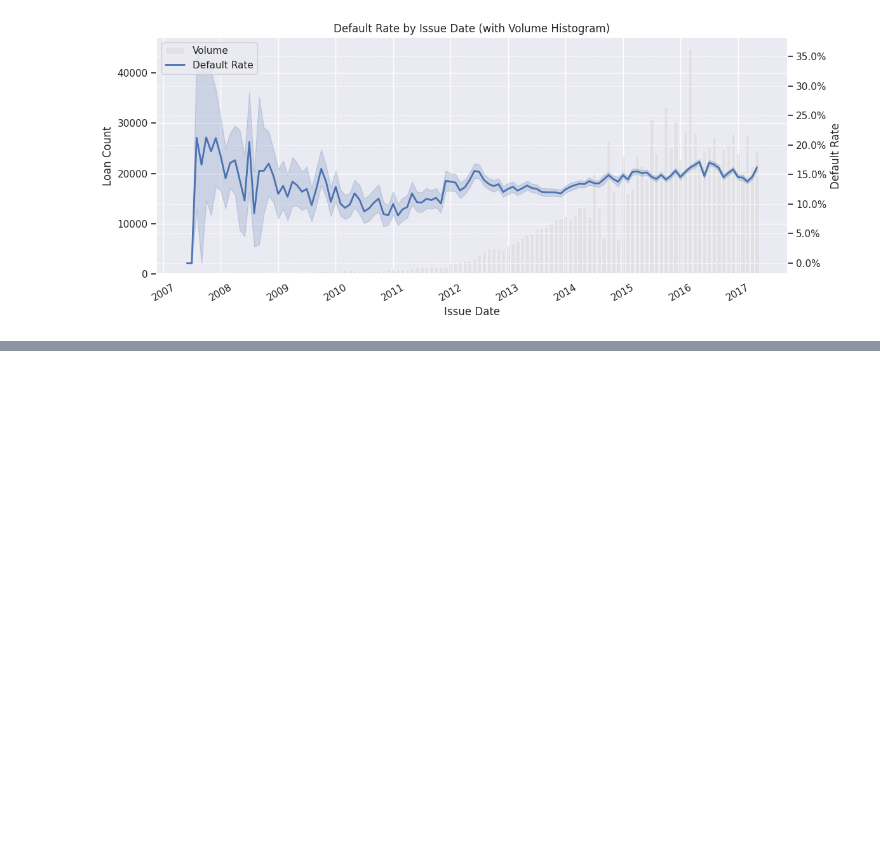
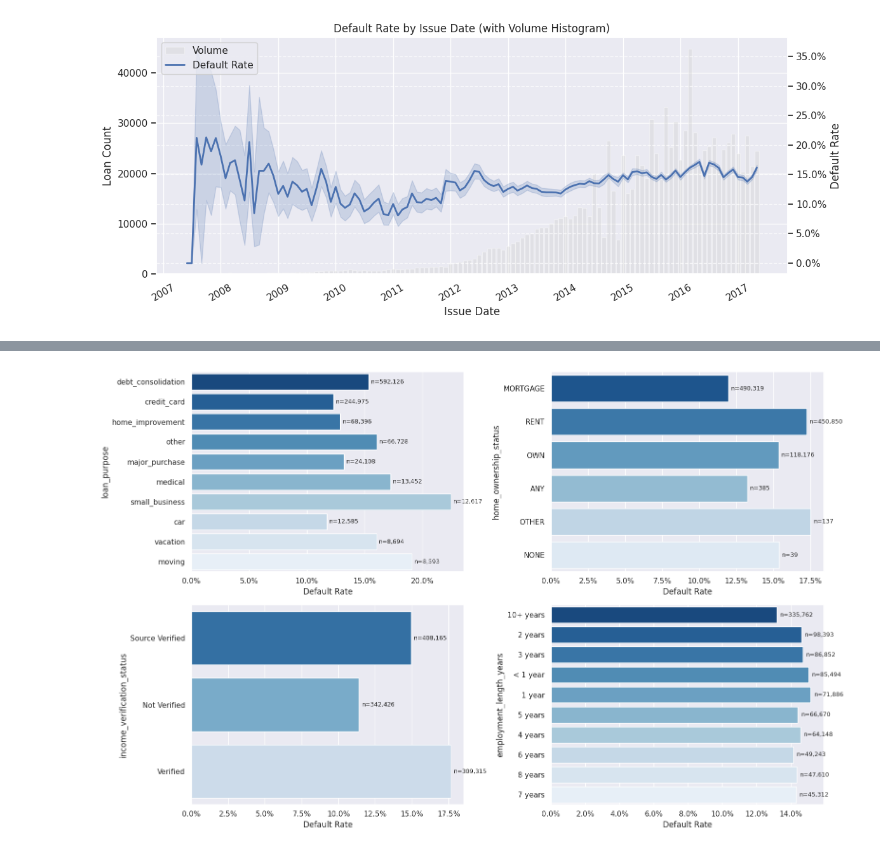
Before and after one commit to imonteiroyh/LoanCreditRisk, a Jupyter notebook: notebooks/01_exploration.ipynb, the cells around one changed output, grey strips where cells are left out. Saved outputs shown, nothing was run; the diff lists cells and outputs as text; code cells hidden in the pictures; blank space fills up the shorter version.

```diff
--- a/notebooks/01_exploration.ipynb
+++ b/notebooks/01_exploration.ipynb
@@ -571,0 +711,28 @@ plt.show()
+# %%
+categorical_for_default = [
+    "loan_purpose",
+    "home_ownership_status",
+    "income_verification_status",
+    "employment_length_years",
+]
+
+fig, axes = plt.subplots(2, 2, figsize=(16, 10))
+for ax, col in zip(axes.flat, categorical_for_default):
+    grouped = (
+        data.groupby(col, observed=False)["default_binary"]
+        .agg(default_rate="mean", count="size")
+        .sort_values("count", ascending=False)
+        .head(10)
+        .reset_index()
+    )
+
+    sns.barplot(data=grouped, y=col, x="default_rate", hue=col, legend=False, ax=ax, palette="Blues_r")
+    ax.set_xlabel("Default Rate")
+    ax.xaxis.set_major_formatter(lambda x, _: f"{x * 100:.1f}%")
+    for i, cnt in enumerate(grouped["count"]):
+        ax.text(grouped["default_rate"].iloc[i] + 0.002, i, f"n={cnt:,}", va="center", fontsize=9)
+
+plt.tight_layout()
+plt.show()
+# %% [output]
+[figure, added]
```
Also changed, not shown: parts of 43 cells of this notebook, 4 other files.
